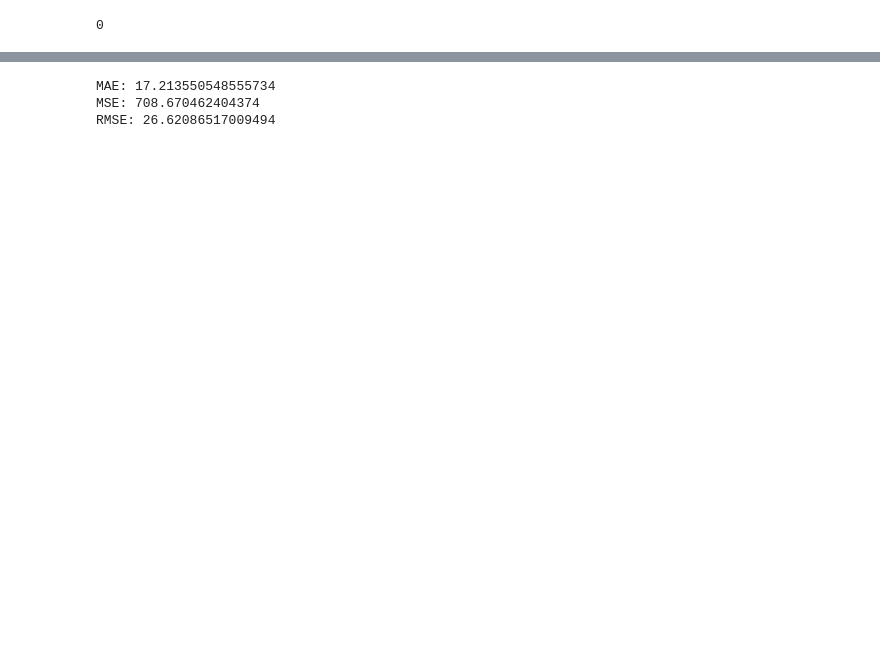
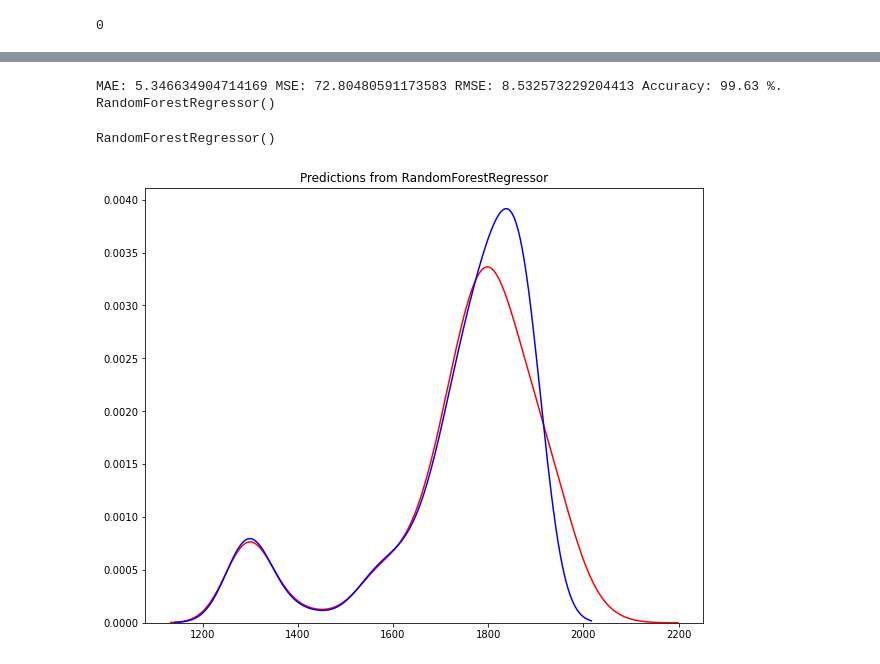
Before and after one commit to Tuwaiq-Data-Science-Bootcamp/Bootcamp-Project-3-Machine-Learning, a Jupyter notebook: project_file.ipynb, the cells around one changed output, grey strips where cells are left out. Saved outputs shown, nothing was run; the diff lists cells and outputs as text; code cells hidden in the pictures; blank space fills up the shorter version.

```diff
--- a/project_file.ipynb
+++ b/project_file.ipynb
@@ -220,13 +217,22 @@ scores
 # %%
 #metrics
-# from sklearn.metrics import classification_report, confusion_matrix, accuracy_score
 from sklearn import metrics
 
+fresult = pd.DataFrame(columns=['Model', 'MAE', 'MSE', 'RMSE', 'Accuracy'])
 
-print('MAE:', metrics.mean_absolute_error(y_test, predict))
-print('MSE:', metrics.mean_squared_error(y_test, predict))
-print('RMSE:', np.sqrt(metrics.mean_squared_error(y_test, predict)))
+def metrices(true_val, predicted_val):
+    global fresult
+    mae = metrics.mean_absolute_error(true_val, predicted_val)
+    mse = metrics.mean_squared_error(true_val, predicted_val)
+    rmse = np.sqrt(metrics.mean_squared_error(true_val, predicted_val))
+    errors = abs(predicted_val - true_val)
+    mape = 100 * (errors / true_val)
+    accuracy = 100 - np.mean(mape)
+
+    fresult = fresult.append({'MAE': mae,'MSE': mse, 'RMSE': rmse, 'Accuracy': round(accuracy, 2)}, ignore_index=True)
+    return print('MAE:', mae, 'MSE:', mse, 'RMSE:', rmse, 'Accuracy:', round(accuracy, 2), '%.', regr)
+
+
+metrices(y_test, predict)
 # %% [output]
-MAE: 17.213550548555734
-MSE: 708.670462404374
-RMSE: 26.62086517009494
+MAE: 5.346634904714169 MSE: 72.80480591173583 RMSE: 8.532573229204413 Accuracy: 99.63 %. RandomForestRegressor()
@@ -234,0 +256,5 @@ RMSE: 26.62086517009494
+# %%
+regr = regr.fit(X_train, y_train)
+regr
+# %% [output]
+RandomForestRegressor()
@@ -235 +263,12 @@ RMSE: 26.62086517009494
+# %%
+plt.figure(figsize=(10, 8))
+ax1 = sns.distplot(y_test, hist=False, color="r", label="Actual Value")
+sns.distplot(predict, hist=False, color="b", label="Predicted Values" , ax=ax1)
+plt.title('Predictions from RandomForestRegressor')
+plt.xlabel('')
+plt.ylabel('')
+plt.show()
+plt.close()
+# %% [output]
+[figure, added]
 # %%
```
Also changed, not shown: parts of 37 cells of this notebook.
